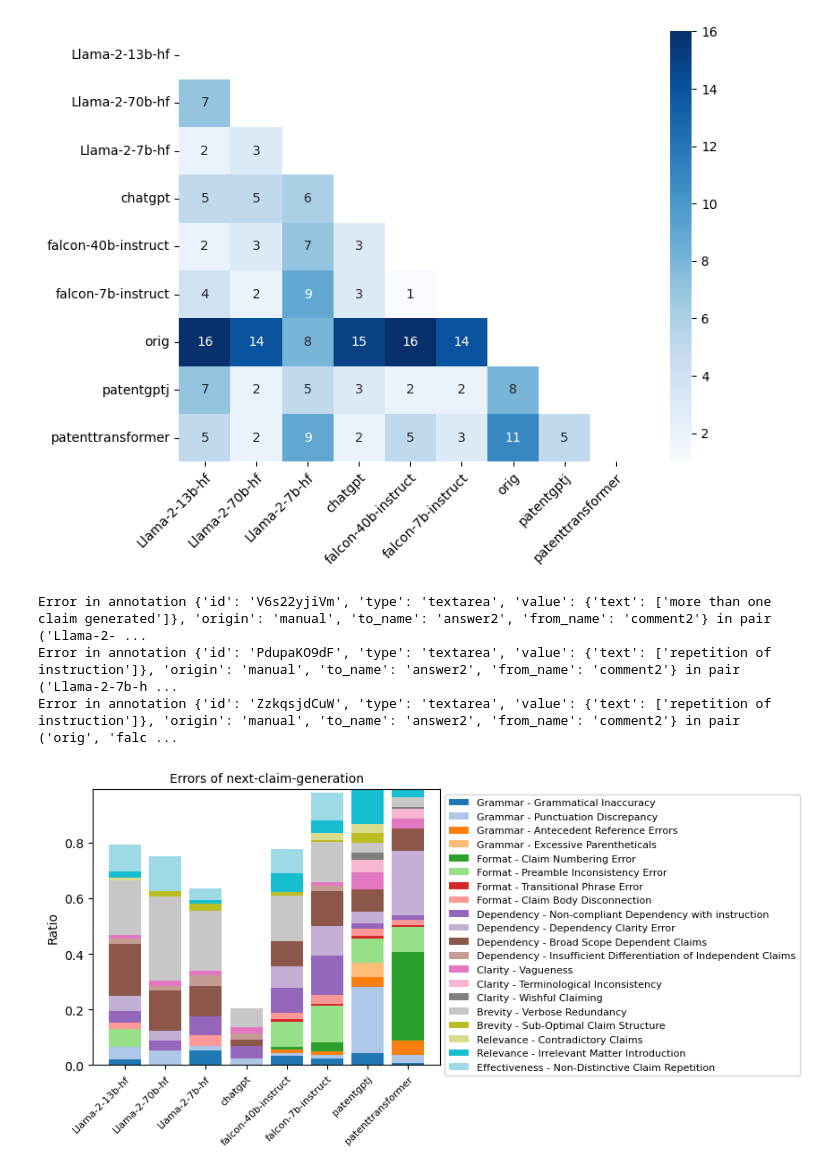
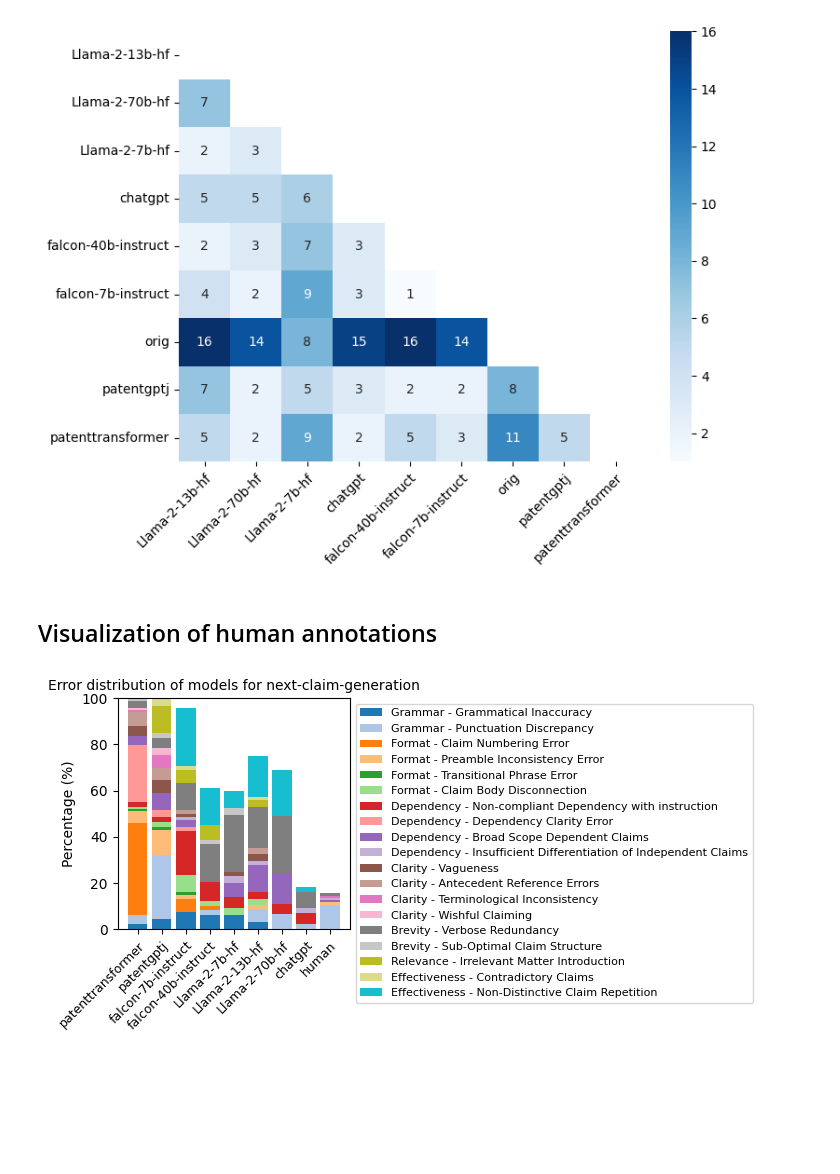
Before and after one commit to ZoeYou/PatentEval, a Jupyter notebook: human_eval/analysis_c2c.ipynb, the cells around one changed output. Cells and saved outputs as stored; diff of their text form; code cells hidden in the pictures; blank space fills up the shorter version.

```diff
--- a/human_eval/analysis_c2c.ipynb
+++ b/human_eval/analysis_c2c.ipynb
@@ -92,0 +65,2 @@ with open('./annotations/version3_c2c.txt', 'w') as f:
+# %% [markdown]
+## Visualization of human annotations
@@ -95,8 +101,8 @@ from collections import defaultdict
 
 default_errors = ["Grammar - Grammatical Inaccuracy",
                   "Grammar - Punctuation Discrepancy",
-                  "Grammar - Antecedent Reference Errors",
-                  "Grammar - Excessive Parentheticals",
+                  # "Grammar - Antecedent Reference Errors",
+                  # "Grammar - Excessive Parentheticals",
                   "Format - Claim Numbering Error",
                   "Format - Preamble Inconsistency Error",
                   "Format - Transitional Phrase Error",
@@ -106,12 +112,13 @@ default_errors = ["Grammar - Grammatical Inaccuracy",
                   "Dependency - Broad Scope Dependent Claims",
                   "Dependency - Insufficient Differentiation of Independent Claims",
                   "Clarity - Vagueness",
+                  "Clarity - Antecedent Reference Errors",
                   "Clarity - Terminological Inconsistency",
                   "Clarity - Wishful Claiming",
                   "Brevity - Verbose Redundancy",
                   "Brevity - Sub-Optimal Claim Structure",
-                  "Relevance - Contradictory Claims",
                   "Relevance - Irrelevant Matter Introduction",
+                  "Effectiveness - Contradictory Claims",
                   "Effectiveness - Non-Distinctive Claim Repetition",
                   "Other",
                   "Correct"
@@ -121,38 +128,41 @@ default_errors = {error: 0 for error in default_errors}
 # calculate the frequency of each error from previous defined errors
 errors = defaultdict(lambda: default_errors.copy())
 
-for (model1, model2), annotation in zip(meta_pairs_annotated, annotations):
+for (model1, model2), annot in zip(model_pairs_annotated, annotations):
     model1_correct, model2_correct = True, True
+    for error in annot["errors"]["dimension1"]:
+        if "Other " not in error:
+            errors[model1][error] += 1
+        model1_correct = False
+    for error in annot["errors"]["dimension2"]:
+        if "Other " not in error:
+            errors[model2][error] += 1
+        model2_correct = False
 
-    for annot in annotation:
-        if annot["type"] == "pairwise":
-            if annot["value"]["selected"] == "left": to_model = model1
-            elif annot["value"]["selected"] == "right": to_model = model2
-        elif annot["type"] == "choices":
-            to_model = annot["to_name"]
-            if annot["to_name"] == "answer1":
-                to_model = model1
-                model1_correct = False
-            elif annot["to_name"] == "answer2":
-                to_model = model2
-                model2_correct = False
-            for choice in annot["value"]["choices"]:
-                errors[to_model][choice.split("(")[0].strip()] += 1
-        elif annot["type"] == "textarea" and annot["value"]["text"][0] == "both bad":
-            model1_correct, model2_correct = False, False
-        else:
-            print("Error in annotation", annot, "in pair", (model1, model2))
-
+    # if both models are correct, add 1 to correct error
     if model1_correct:
         errors[model1]["Correct"] += 1
     if model2_correct:
         errors[model2]["Correct"] += 1
 
 
+# calculate the frequency of each error from previous defined errors
+desired_order_list = ['patenttransformer',
+                      'patentgptj',
+                      'falcon-7b-instruct',
+                      'falcon-40b-instruct',
+                      'Llama-2-7b-hf',
+                      'Llama-2-13b-hf',
+                      'Llama-2-70b-hf',
+                      'chatgpt',
+                      'orig']
+
 # sort the errors by model name, normalize the frequency of errors by sum of error frequency of each model
-errors = sorted(errors.items(), key=lambda x: x[0])
-errors = [(model, {error: freq / sum(error_freq.values()) for error, freq in error_freq.items()}) for model, error_freq in errors if model != "orig"]
+errors = [(k, errors[k]) for k in desired_order_list]
+errors = [(model, {error: freq / sum(error_freq.values()) for error, freq in error_freq.items()}) for model, error_freq in errors]# if model != "orig"]
 
+# change "orig" to "human"
+errors = [(model.replace("orig", "human"), error_freq) for model, error_freq in errors]
 ############################################################################################################
 # draw barchart of error ratios
 import matplotlib.pyplot as plt
@@ -169,39 +179,38 @@ error_names.remove('Correct')
 tableau20 = [
     "#1f77b4", "#aec7e8", "#ff7f0e", "#ffbb78", "#2ca02c",
     "#98df8a", "#d62728", "#ff9896", "#9467bd", "#c5b0d5",
     "#8c564b", "#c49c94", "#e377c2", "#f7b6d2", "#7f7f7f",
     "#c7c7c7", "#bcbd22", "#dbdb8d", "#17becf", "#9edae5"
 ]
 
 # Fix size of the plot
-plt.figure(figsize=(5, 4))
+plt.figure(figsize=(3, 3))
 
 model_names, error_freqs = zip(*errors)
 error_freqs = [[error_freq.get(error, 0) for error in error_names] for error_freq in error_freqs]
 error_freqs = np.array(error_freqs)
+# convert to percentage
+error_freqs *= 100
 
 bottom = np.zeros(len(model_names))
 for i, error_name in enumerate(error_names):
     # Assign colors from the Tableau 20 palette, cycling if necessary
     color = tableau20[i % len(tableau20)]
-    plt.bar(model_names, error_freqs[:, i], bottom=bottom, label=error_name, color=color, width=0.8)
+    plt.bar(model_names, error_freqs[:, i], bottom=bottom, label=error_name, color=color)
     bottom += error_freqs[:, i]
 
 
-plt.xticks(rotation=45, ha="right", rotation_mode='anchor', fontsize=8)
-plt.ylabel("Ratio")
-plt.title("Errors of next-claim-generation", fontsize=10)
+plt.xticks(rotation=45, ha="right", rotation_mode='anchor', fontsize=9)
+plt.ylabel("Percentage (%)")
+plt.title("Error distribution of models for next-claim-generation", fontsize=10)
 
 # Put legend outside of the plot on the upper left
 plt.legend(bbox_to_anchor=(1, 1), loc='upper left', ncol=1, fontsize=8)
 
 # Save the plot
 plt.savefig('./figures/c2c_error_ratio', dpi=300)
 
 # Show the plot
 plt.show()
 # %% [output]
-Error in annotation {'id': 'V6s22yjiVm', 'type': 'textarea', 'value': {'text': ['more than one claim generated']}, 'origin': 'manual', 'to_name': 'answer2', 'from_name': 'comment2'} in pair ('Llama-2- ...
-Error in annotation {'id': 'PdupaKO9dF', 'type': 'textarea', 'value': {'text': ['repetition of instruction']}, 'origin': 'manual', 'to_name': 'answer2', 'from_name': 'comment2'} in pair ('Llama-2-7b-h ...
-Error in annotation {'id': 'ZzkqsjdCuW', 'type': 'textarea', 'value': {'text': ['repetition of instruction']}, 'origin': 'manual', 'to_name': 'answer2', 'from_name': 'comment2'} in pair ('orig', 'falc ...
-[figure, old version]
+[figure, new version]
```
Also changed, not shown: parts of 9 cells of this notebook, 15 other files.
